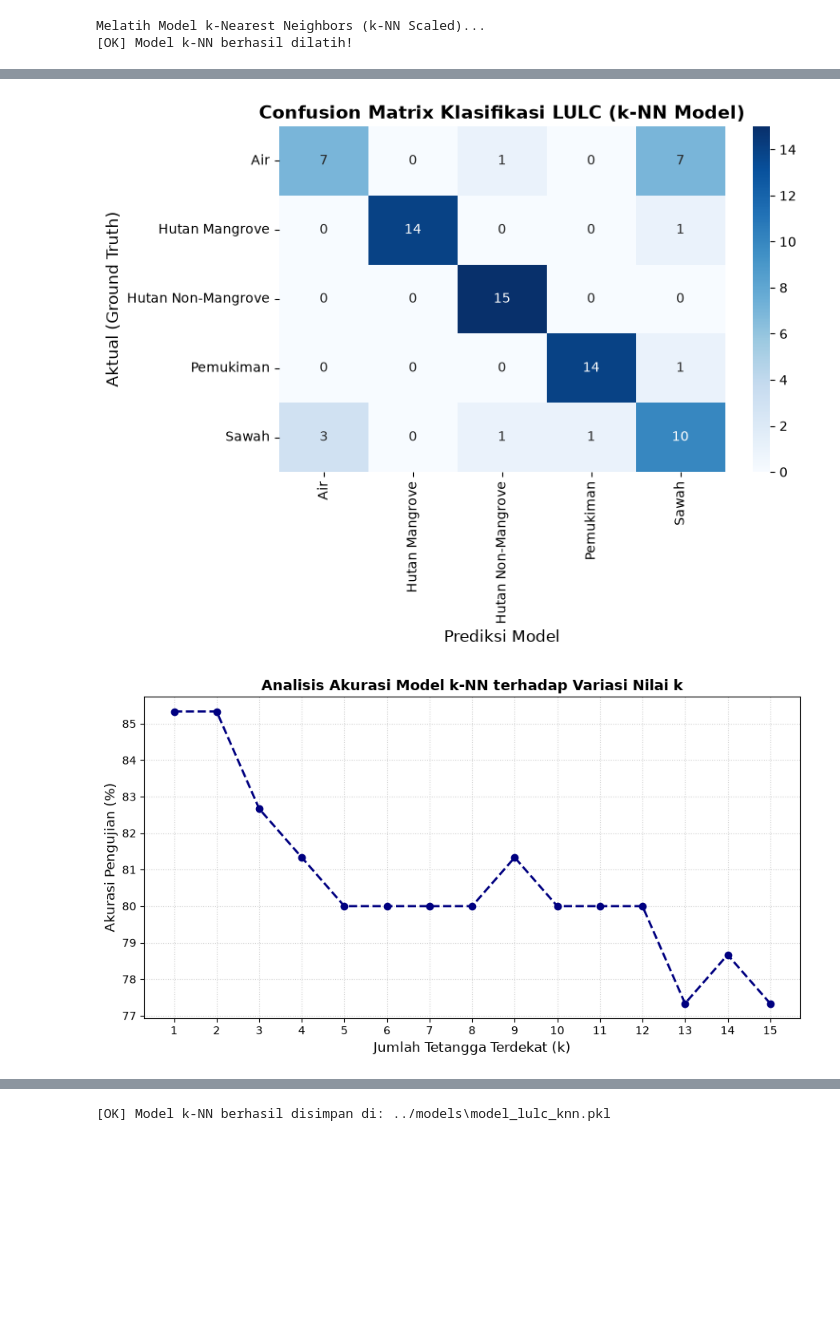
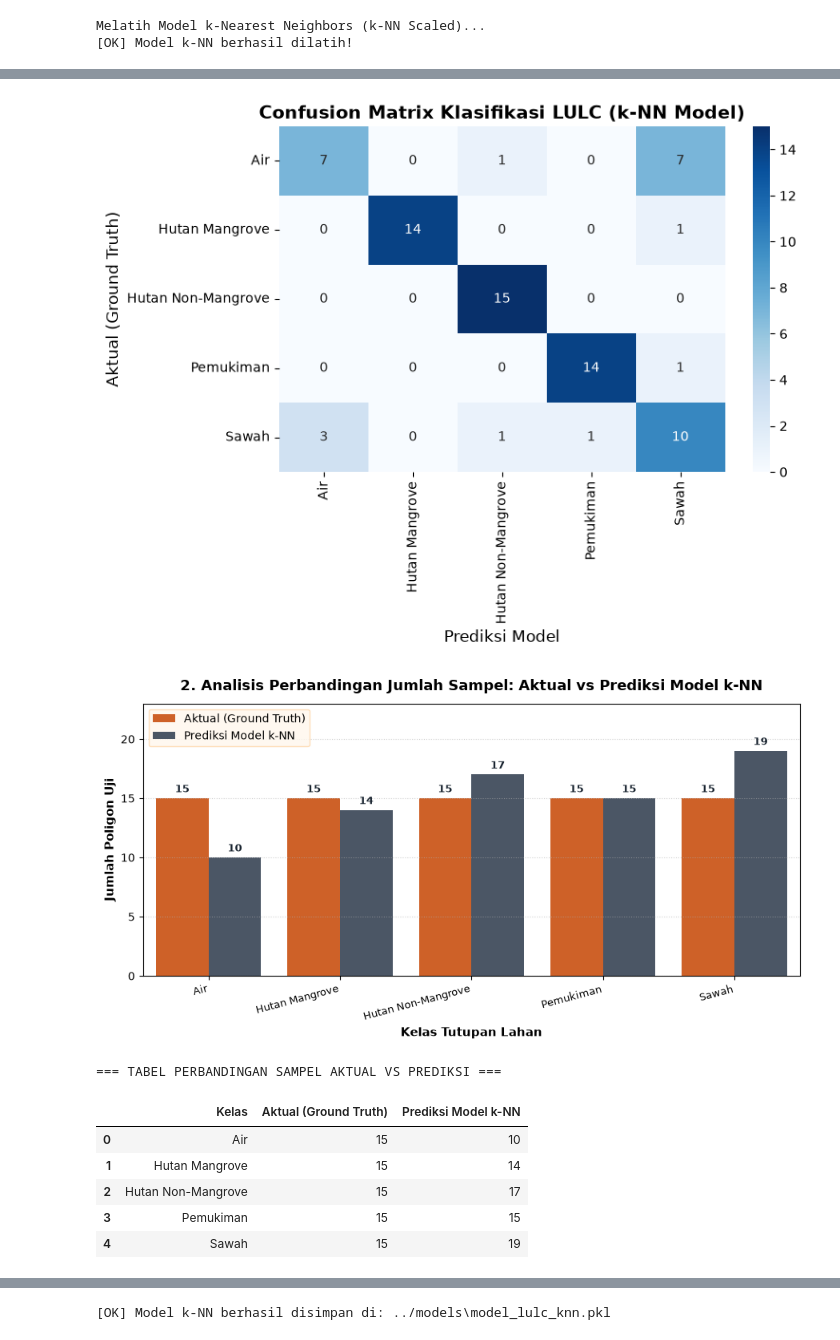
Before and after one commit to muhammadainulfuady/PSD, a Jupyter notebook: _sources/uts/code/landuseCover.ipynb, the cells around one changed output, grey strips where cells are left out. Drawn from its saved outputs; the diff is of its cells as text; code cells hidden in the pictures; blank space fills up the shorter version.

```diff
--- a/_sources/uts/code/landuseCover.ipynb
+++ b/_sources/uts/code/landuseCover.ipynb
@@ -519,7 +639,39 @@ plt.ylabel('Aktual (Ground Truth)', fontsize=12)
 plt.tight_layout()
 plt.show()
 
-# 2. Grafik Analisis Variasi Nilai k (Validation Curve k=1 hingga k=15)
+
+# 2. Analisis Sampel: Aktual (Ground Truth) vs Prediksi Model k-NN
+classes_order = knn_model.classes_
+df_comp_eval = pd.DataFrame({
+    'Kelas': classes_order,
+    'Aktual (Ground Truth)': [sum(y_test == c) for c in classes_order],
+    'Prediksi Model k-NN': [sum(y_pred_knn == c) for c in classes_order]
+})
+df_comp_melt = df_comp_eval.melt(id_vars='Kelas', var_name='Kategori', value_name='Jumlah Poligon')
+
+plt.figure(figsize=(9, 4.8))
+ax_comp = sns.barplot(data=df_comp_melt, x='Kelas', y='Jumlah Poligon', hue='Kategori',
+                      palette=['#EA580C', '#475569'])
+for p in ax_comp.patches:
+    h = p.get_height()
+    if h > 0:
+        ax_comp.annotate(f'{int(h)}', (p.get_x() + p.get_width() / 2., h + 0.3),
+                         ha='center', va='bottom', fontsize=9.5, fontweight='bold', color='#18232F')
+
+plt.title('2. Analisis Perbandingan Jumlah Sampel: Aktual vs Prediksi Model k-NN', fontsize=13, fontweight='bold', pad=12)
+plt.xlabel('Kelas Tutupan Lahan', fontsize=11, fontweight='bold')
+plt.ylabel('Jumlah Poligon Uji', fontsize=11, fontweight='bold')
+plt.ylim(0, max(df_comp_melt['Jumlah Poligon']) + 4)
+plt.xticks(rotation=15, ha='right', fontsize=9.5)
+plt.legend(frameon=True, facecolor='#FFF7ED', edgecolor='#FED7AA')
+plt.grid(axis='y', linestyle=':', alpha=0.6)
+plt.tight_layout()
+plt.show()
+
+print("=== TABEL PERBANDINGAN SAMPEL AKTUAL VS PREDIKSI ===")
+display(df_comp_eval)
+
+# 3. Grafik Analisis Variasi Nilai k (Validation Curve k=1 hingga k=15)
 k_range = range(1, 16)
 acc_scores = []
 
@@ -527,31 +679,69 @@ for k_val in k_range:
     temp_knn = make_pipeline(StandardScaler(), KNeighborsClassifier(n_neighbors=k_val, weights='distance'))
     temp_knn.fit(X_train, y_train)
     acc_scores.append(accuracy_score(y_test, temp_knn.predict(X_test)))
 
 plt.figure(figsize=(9, 5))
 plt.plot(k_range, [acc * 100 for acc in acc_scores], marker='o', color='navy', linestyle='--', linewidth=2)
 plt.title('Analisis Akurasi Model k-NN terhadap Variasi Nilai k', fontsize=13, fontweight='bold')
 plt.xlabel('Jumlah Tetangga Terdekat (k)', fontsize=12)
 plt.ylabel('Akurasi Pengujian (%)', fontsize=12)
 plt.xticks(k_range)
 plt.grid(True, linestyle=':', alpha=0.6)
 plt.tight_layout()
 plt.show()
+
+
+# 4. Analisis Kontribusi dan Kepentingan Fitur (Permutation Feature Importance)
+from sklearn.inspection import permutation_importance
+
+perm_res = permutation_importance(knn_model, X_test, y_test, n_repeats=30, random_state=42)
+df_perm = pd.DataFrame({
+    'Fitur': FITUR,
+    'Importance': perm_res.importances_mean,
+    'Std': perm_res.importances_std
+}).sort_values('Importance', ascending=False)
+
+print("\n=== PERMUTATION FEATURE IMPORTANCE (DATA TESTING) ===")
+display(df_perm.reset_index(drop=True))
+
+plt.figure(figsize=(9, 5))
+palette = sns.color_palette('mako', len(df_perm))
+ax = sns.barplot(data=df_perm, x='Importance', y='Fitur', hue='Fitur', palette=palette, legend=False)
+
+for p in ax.patches:
+    width = p.get_width()
+    ax.annotate(f"{width:.4f}", (width + 0.003, p.get_y() + p.get_height() / 2.),
+                va='center', fontsize=9.5, fontweight='bold', color='#1e293b')
+
+plt.title('Kontribusi & Kepentingan Fitur Spektral (Permutation Importance - k-NN)', fontsize=13, fontweight='bold', pad=12)
+plt.xlabel('Penurunan Akurasi saat Fitur Diacak (Mean Accuracy Decrease)', fontsize=11, fontweight='bold')
+plt.ylabel('Fitur / Band Citra', fontsize=11, fontweight='bold')
+plt.xlim(0, max(df_perm['Importance']) * 1.18)
+plt.grid(axis='x', linestyle=':', alpha=0.6)
+plt.tight_layout()
+plt.show()
 # %% [output]
 ===========================================================
 MODEL k-NN SCALED (k=5) -> Overall Accuracy: 80.00% | Cohen Kappa: 0.7500
 ===========================================================
 === CLASSIFICATION REPORT (k-NN) ===
                     precision    recall  f1-score   support
 
                Air       0.70      0.47      0.56        15
     Hutan Mangrove       1.00      0.93      0.97        15
 Hutan Non-Mangrove       0.88      1.00      0.94        15
          Pemukiman       0.93      0.93      0.93        15
              Sawah       0.53      0.67      0.59        15
 
           accuracy                           0.80        75
          macro avg       0.81      0.80      0.80        75
       weighted avg       0.81      0.80      0.80        75
 [figure]
-[figure, old version]
+[figure, new version]
+=== TABEL PERBANDINGAN SAMPEL AKTUAL VS PREDIKSI ===
+|  | Kelas | Aktual (Ground Truth) | Prediksi Model k-NN |
+| 0 | Air | 15 | 10 |
+| 1 | Hutan Mangrove | 15 | 14 |
+| 2 | Hutan Non-Mangrove | 15 | 17 |
+| 3 | Pemukiman | 15 | 15 |
+| 4 | Sawah | 15 | 19 |
```
Also changed, not shown: parts of 25 cells of this notebook, 4 other files.
